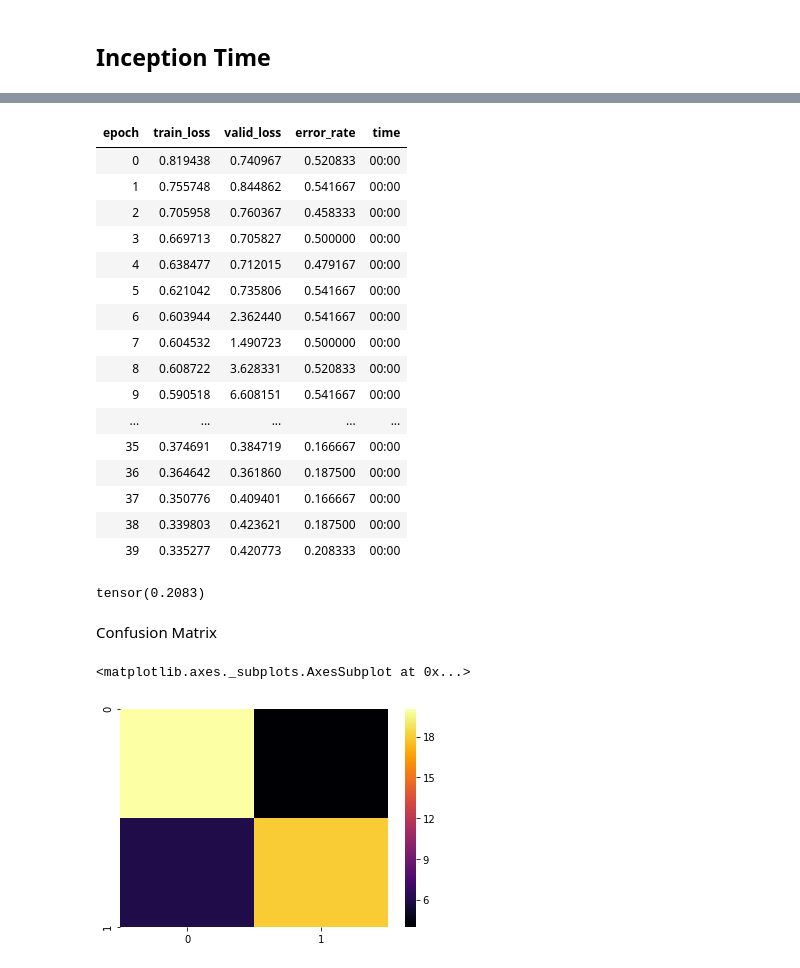
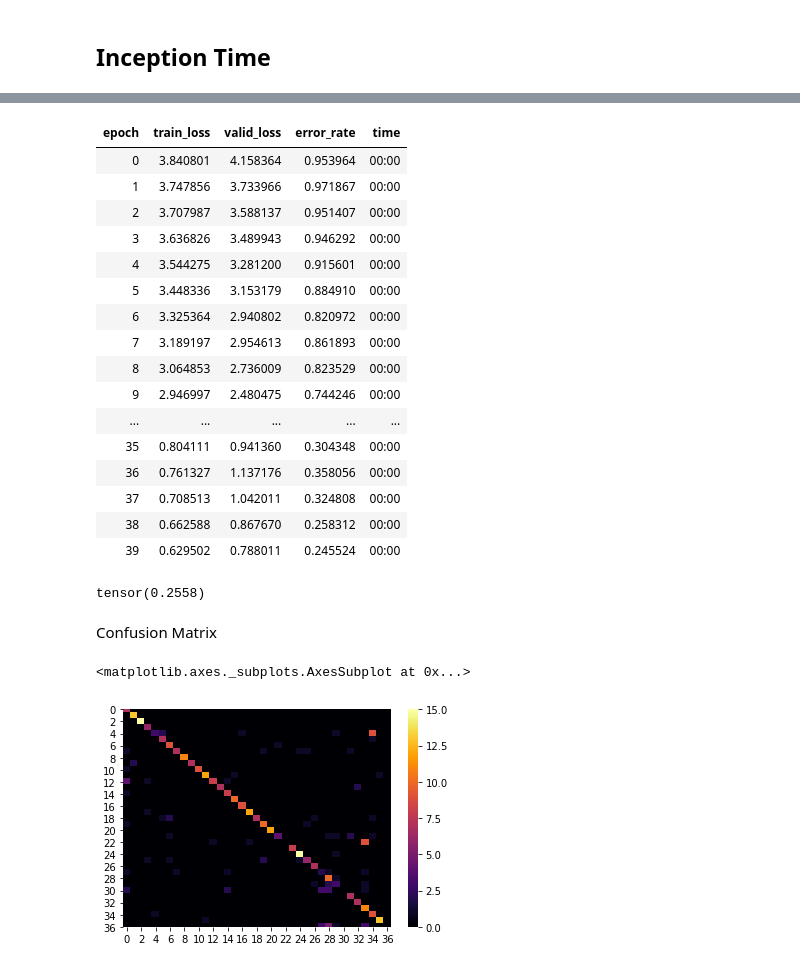
Before and after one commit to tcapelle/timeseries_fastai, a Jupyter notebook: 01_adiac-inception.ipynb, the cells around one changed output, grey strips where cells are left out. Saved outputs shown, nothing was run; the diff lists cells and outputs as text; code cells hidden in the pictures.

```diff
--- a/01_adiac-inception.ipynb
+++ b/01_adiac-inception.ipynb
@@ -38,5 +38,5 @@ sorted(list(DATAPATH.iterdir()))
  PosixPath('/home/tc256760/Documents/TimeSeries_fastai/Univariate_arff/dataset.csv'),
  PosixPath('/home/tc256760/Documents/TimeSeries_fastai/Univariate_arff/newProblemsUpload.csv')]
 # %%
-task = 'Wine'
+task = 'Adiac'
 df_train, df_test = load_df(DATAPATH, task)
@@ -55,7 +57,7 @@ x_train.shape, x_test.shape
 # %%
 tr_ds, val_ds = to_TDS(x_train, y_train), to_TDS(x_test, y_test)
 # %%
-db = create_databunch(tr_ds, val_ds, 8)
+db = create_databunch(tr_ds, val_ds, 32)
 # %% [markdown]
 Testing dims at input/output
 # %%
@@ -72,9 +80,9 @@ torch.Size([8, 1, 234]) torch.Size([8])
 # %% [markdown]
 ## Inception Time
 # %%
-# model = create_inception(1, num_classes)
+model = create_inception(1, num_classes).cuda()
 # %%
-model = create_inception_resnet(1, num_classes, kss=[3,5,7], conv_sizes=[64, 128, 256], stride=1)
+# model = create_inception_resnet(1, num_classes, kss=[39, 19, 9], conv_sizes=[128, 128, 256]).cuda()
 # %%
 model
 # %% [output]
@@ -110,29 +124,29 @@ LR Finder is complete, type {learner_name}.recorder.plot() to see the graph.
 # %%
-learn_res.fit_one_cycle(40, 1e-3)
+learn_res.fit(40, 1e-3)
 # %% [output]
 | epoch | train_loss | valid_loss | error_rate | time |
-| 0 | 0.819438 | 0.740967 | 0.520833 | 00:00 |
-| 1 | 0.755748 | 0.844862 | 0.541667 | 00:00 |
-| 2 | 0.705958 | 0.760367 | 0.458333 | 00:00 |
-| 3 | 0.669713 | 0.705827 | 0.500000 | 00:00 |
-| 4 | 0.638477 | 0.712015 | 0.479167 | 00:00 |
-| 5 | 0.621042 | 0.735806 | 0.541667 | 00:00 |
-| 6 | 0.603944 | 2.362440 | 0.541667 | 00:00 |
-| 7 | 0.604532 | 1.490723 | 0.500000 | 00:00 |
-| 8 | 0.608722 | 3.628331 | 0.520833 | 00:00 |
-| 9 | 0.590518 | 6.608151 | 0.541667 | 00:00 |
+| 0 | 3.840801 | 4.158364 | 0.953964 | 00:00 |
+| 1 | 3.747856 | 3.733966 | 0.971867 | 00:00 |
+| 2 | 3.707987 | 3.588137 | 0.951407 | 00:00 |
+| 3 | 3.636826 | 3.489943 | 0.946292 | 00:00 |
+| 4 | 3.544275 | 3.281200 | 0.915601 | 00:00 |
+| 5 | 3.448336 | 3.153179 | 0.884910 | 00:00 |
+| 6 | 3.325364 | 2.940802 | 0.820972 | 00:00 |
+| 7 | 3.189197 | 2.954613 | 0.861893 | 00:00 |
+| 8 | 3.064853 | 2.736009 | 0.823529 | 00:00 |
+| 9 | 2.946997 | 2.480475 | 0.744246 | 00:00 |
 | ... | ... | ... | ... | ... |
-| 35 | 0.374691 | 0.384719 | 0.166667 | 00:00 |
-| 36 | 0.364642 | 0.361860 | 0.187500 | 00:00 |
-| 37 | 0.350776 | 0.409401 | 0.166667 | 00:00 |
-| 38 | 0.339803 | 0.423621 | 0.187500 | 00:00 |
-| 39 | 0.335277 | 0.420773 | 0.208333 | 00:00 |
+| 35 | 0.804111 | 0.941360 | 0.304348 | 00:00 |
+| 36 | 0.761327 | 1.137176 | 0.358056 | 00:00 |
+| 37 | 0.708513 | 1.042011 | 0.324808 | 00:00 |
+| 38 | 0.662588 | 0.867670 | 0.258312 | 00:00 |
+| 39 | 0.629502 | 0.788011 | 0.245524 | 00:00 |
 # %%
 p, t = learn_res.get_preds()
 # %%
 error_rate(p,t)
 # %% [output]
-tensor(0.2083)
+tensor(0.2558)
 # %%
 def get_cm(p, t): return confusion_matrix(t, p.softmax(dim=1).argmax(1))
 # %% [markdown]
@@ -141,4 +155,4 @@ Confusion Matrix
 sns.heatmap(get_cm(p,t), cmap='inferno')
 # %% [output]
 <matplotlib.axes._subplots.AxesSubplot at 0x...>
-[figure, old version]
+[figure, new version]
```
Also changed, not shown: parts of 7 cells of this notebook.
